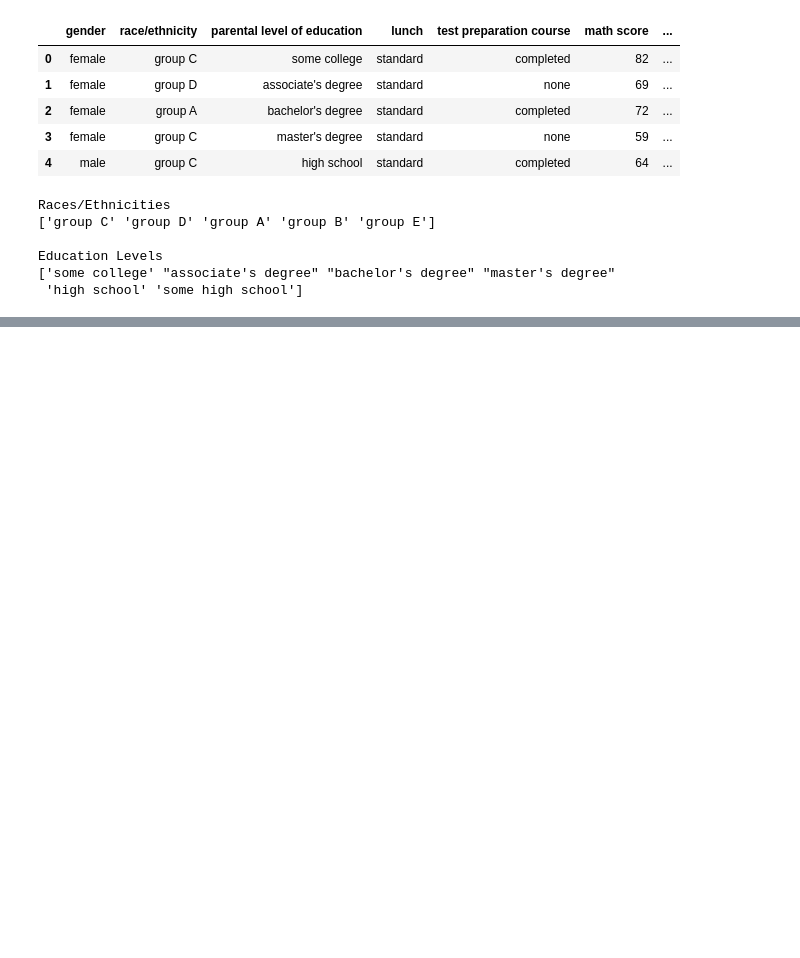
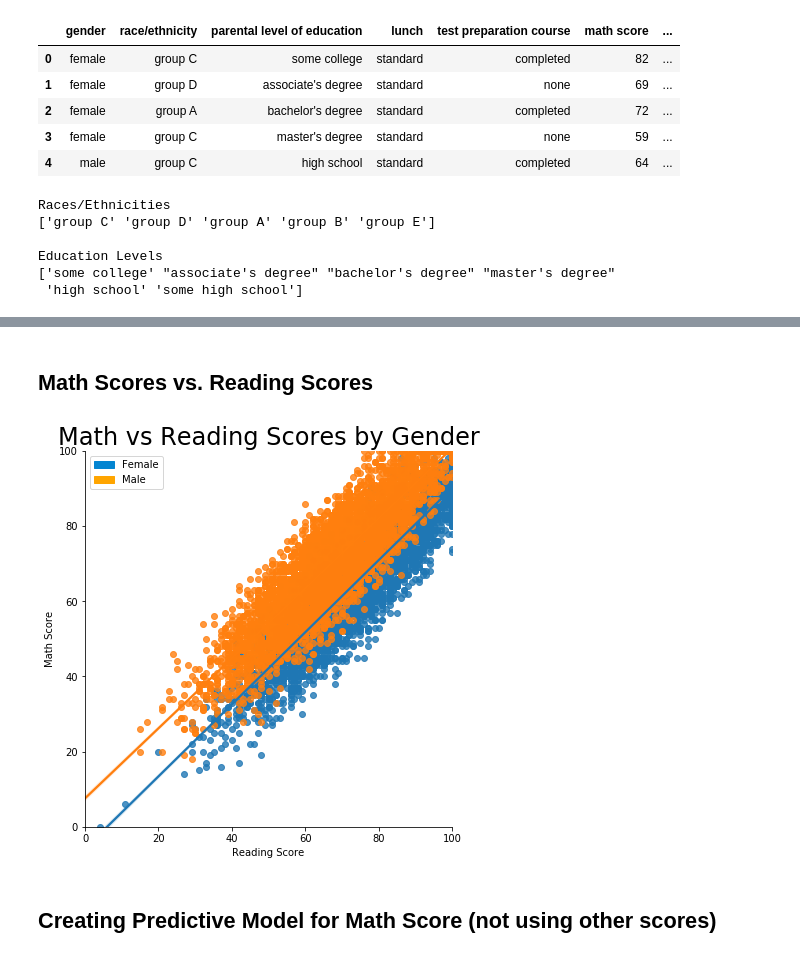
Before and after one commit to brandonsteed/test-data, a Jupyter notebook: testdata.ipynb, the cells around one changed output, grey strips where cells are left out. Drawn from its saved outputs; the diff is of its cells as text; code cells hidden in the pictures; blank space fills up the shorter version.

```diff
--- a/testdata.ipynb
+++ b/testdata.ipynb
@@ -74,0 +115,17 @@ sns.heatmap(dff.corr())
+# %% [markdown]
+## Math Scores vs. Reading Scores
+# %%
+sns.lmplot(x='reading', y='math', hue='gender', data=dff, height=6, legend=False)
+plt.title('Math vs Reading Scores by Gender', size=20)
+plt.xlim(0, 100)
+plt.ylim(0, 100)
+plt.xlabel('Reading Score')
+plt.ylabel('Math Score')
+patch1 = mpatches.Patch(color='xkcd:cerulean', label='Female')
+patch2 = mpatches.Patch(color='orange', label='Male')
+plt.legend(handles=[patch1, patch2])
+plt.show()
+# %% [output]
+[figure, added]
+# %% [markdown]
+## Creating Predictive Model for Math Score (not using other scores)
```
Also changed, not shown: parts of 20 cells of this notebook.
